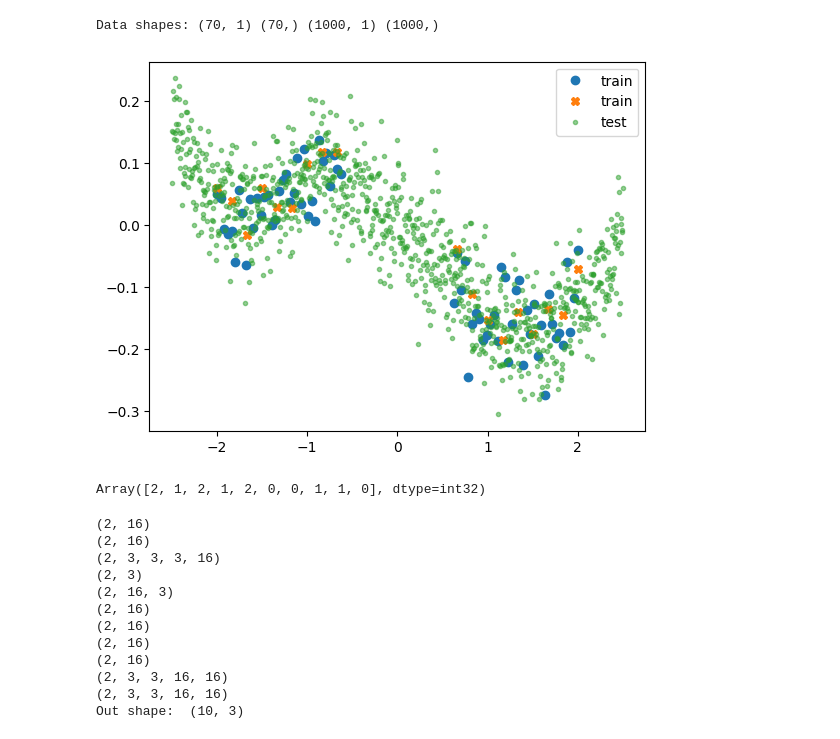
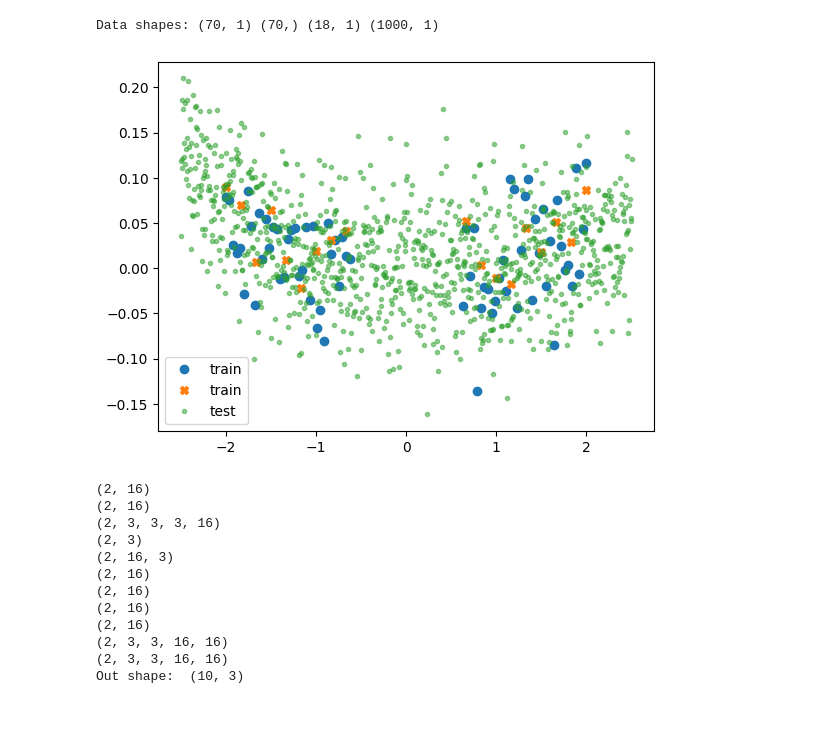
Before and after one commit to doldd/Time_Transformer, a Jupyter notebook: snippets.ipynb, the cells around one changed output. Saved outputs shown, nothing was run; the diff lists cells and outputs as text; code cells hidden in the pictures.

```diff
--- a/snippets.ipynb
+++ b/snippets.ipynb
@@ -80,23 +82,19 @@ def gen_data(rng_seed, net_kwargs, **kwargs):
 # %%
 config = {'rng_seed': 0,
           'num_epochs': 500,
           'batch_size': 100,
           'optimizer_conf': {'name': "optax.sgd", 'kwargs': {'learning_rate': 0.05, 'momentum': 0.9, 'nesterov': True}},
-          'net_kwargs': {'depth': 10, 'width': 10, 'activation': 'elu'}}
+          'net_kwargs': {'depth': 10, 'width': 10, 'activation': "relu"}}
 
 x, y, x_val, y_val, xt, yt, y_gtt = gen_data(**config)
 plt.plot(x, y, 'o', label='train')
 plt.plot(x_val, y_val, 'X', label='train')
 plt.plot(xt, yt, '.', label='test', alpha=0.5)
 plt.legend()
-print("Data shapes:", x.shape, y.shape, xt.shape, yt.shape)
+print("Data shapes:", x.shape, y.shape, x_val.shape, xt.shape)
 # %% [output]
-Data shapes: (70, 1) (70,) (1000, 1) (1000,)
+Data shapes: (70, 1) (70,) (18, 1) (1000, 1)
-[figure, old version]
+[figure, new version]
-# %%
-jax.random.randint(random.PRNGKey(0), (10,), 0, 3)
-# %% [output]
-Array([2, 1, 2, 1, 2, 0, 0, 1, 1, 0], dtype=int32)
 # %%
 from src.subspace_curve import CategorySubspace
 from src.models import ResNet, ResNetBlock, MLPModel
```
Also changed, not shown: parts of 4 cells of this notebook, 5 other files.
